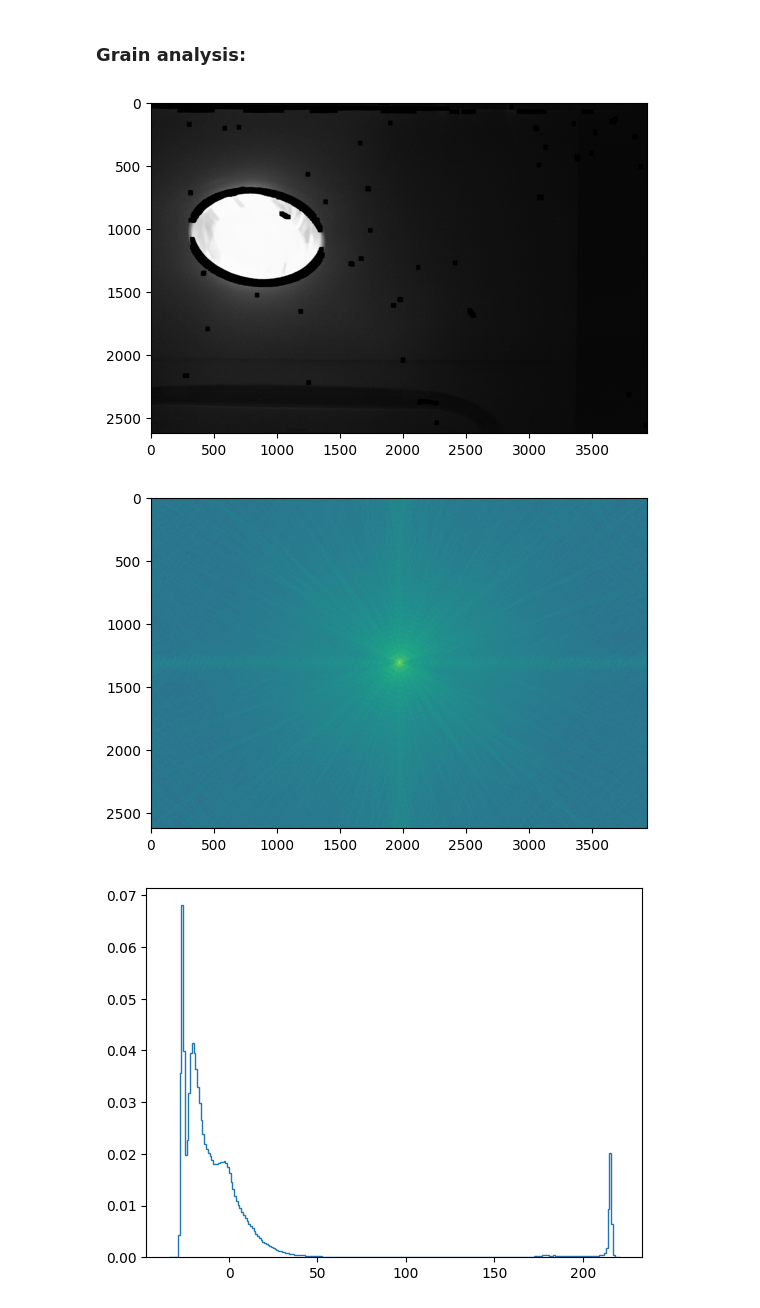
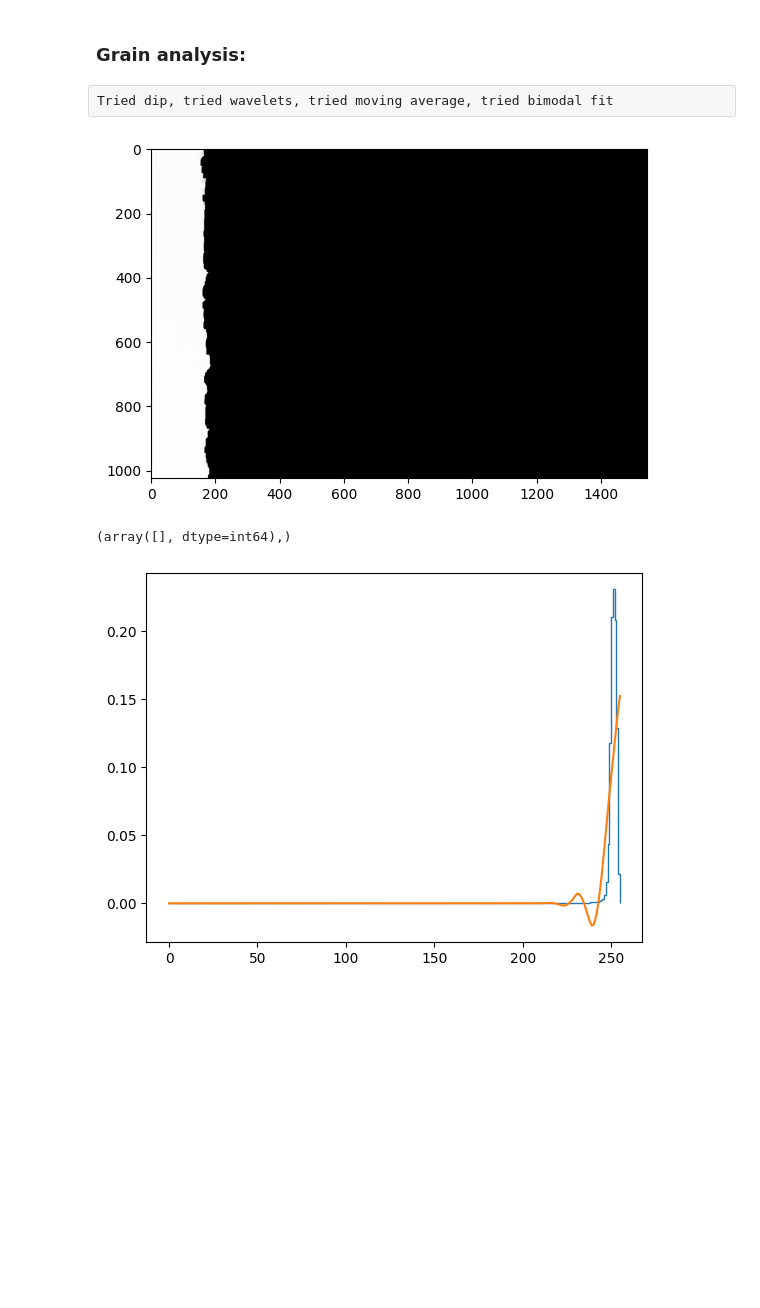
Before and after one commit to dyc0/film_grain, a Jupyter notebook: image_analysis.ipynb, the cells around one changed output. Cells and saved outputs as stored; diff of their text form; code cells hidden in the pictures; blank space fills up the shorter version.

Commit message:
Automatic analysis done.

```diff
--- a/image_analysis.ipynb
+++ b/image_analysis.ipynb
@@ -42,7 +25,7 @@ def ac_img_along_vec(img, vector: tuple, mean = None):
 # %% [markdown]
 # IMPORTING IMAGE
 # %%
-img = cv2.imread("res/img/101.jpg")
+img = cv2.imread("res/img/054.jpg")
 img = cv2.cvtColor(img, cv2.COLOR_BGR2GRAY)
 # Bluring helps with very noisy images:
 #img = cv2.medianBlur(img, 3)
@@ -50,4 +33,6 @@ img = cv2.cvtColor(img, cv2.COLOR_BGR2GRAY)
 plt.figure()
 plt.imshow(img, cmap="gray")
 plt.show()
+
+#np.savetxt("res/test.raw", img, fmt="%i")
 # %% [output]
@@ -145,10 +100,12 @@ plt.show()
 # %% [markdown]
 Cleanup of isolated pixels:
 # %%
-cleaned1 = cv2.medianBlur(np.array(energy_map1, dtype=np.uint8), 5)
+cleaned1 = cv2.medianBlur(
+    cv2.normalize(energy_map1, None, 255, 0, cv2.NORM_MINMAX, cv2.CV_8U), 5)
 
-nb_blobs, im_with_separated_blobs, stats, _ = cv2.connectedComponentsWithStats(cleaned1)
-sizes = stats[:, -1]
+#cleaned1 = np.array(energy_map1, dtype=np.uint8)
+nb_blobs, im_with_separated_blobs, constats, _ = cv2.connectedComponentsWithStats(cleaned1)
+sizes = constats[:, -1]
 sizes = sizes[1:]
 nb_blobs -= 1
 
@@ -158,7 +115,6 @@ cleaned = np.zeros_like(im_with_separated_blobs)
 
 for blob in range(nb_blobs):
     if sizes[blob] >= min_size:
-        # see description of im_with_separated_blobs above
         cleaned[im_with_separated_blobs == blob + 1] = 255
 
 plt.figure()
@@ -180,10 +154,11 @@ plt.show()
 # %% [markdown]
 ### Dilating areas:
 # %%
-dilation_kernel = np.ones((31,31), dtype=np.uint8)
+dilation_kernel = np.ones((15,15), dtype=np.uint8)
 final_mask = cv2.dilate(np.array(cleaned, dtype=np.uint8), dilation_kernel, iterations=1)
 final_mask = cv2.bitwise_not(final_mask)
 final_mask[final_mask < 255] = 0
+final_mask[final_mask != 0] = 1
 
 plt.figure()
 plt.imshow(final_mask, cmap="gray")
@@ -212,2 +201,4 @@ Number of detected areas: 1
 # %% [markdown]
 ### Grain analysis:
+# %% [raw]
+Tried dip, tried wavelets, tried moving average, tried bimodal fit
@@ -214,37 +251,63 @@ Number of detected areas: 1
+# %%
+d = np.zeros((3,3))
+d[1,2] = 1
+x = [k for k in range(9)]
 # %%
 id = grain_area_indices[0]
 
 first_area = img.copy()
 first_area = np.array(img, dtype=np.float32)
 first_area[areas!=id] = -1
 
-noise_min = np.min(first_area[areas==id])
-noise_mean = np.mean(first_area[areas==id])
-noise_median = np.median(first_area[areas==id])
-noise_std  = np.std(first_area[areas==id])
+only_noise = img.copy()
+only_noise[areas!=id] = 0
 
 plt.figure()
-plt.imshow(first_area, cmap="gray")
+plt.imshow(only_noise, cmap='gray')
 plt.show()
 
-only_noise = img.copy()
-only_noise[areas!=id] = 0
-fft_img = np.fft.fftshift(np.fft.fft2(only_noise))
-plt.figure()
-plt.imshow(np.log(abs(fft_img)))
-plt.show()
 
 hist, edges = np.histogram(first_area[areas==id], bins=256, range=(0,255))
 hist = hist/np.sum(hist)
-edges = edges-noise_mean
+#edges = edges-noise_mean
+
+maxima, smoothed_hist = find_maxima(hist)
 plt.figure()
 plt.stairs(hist, edges)
+plt.plot(smoothed_hist)
 plt.show()
+
+if  len(maxima)>0 and np.max(maxima) - np.min(maxima) > 40:
+    ret, _ = cv2.threshold(np.array(first_area, dtype = np.uint8)[areas==id], 0, 255, cv2.THRESH_BINARY+cv2.THRESH_OTSU)
+    lower = first_area[np.logical_and(areas==id, first_area < ret)]
+    upper = first_area[np.logical_and(areas==id, first_area >= ret)]
+    noise = [statistic_analysis(lower), statistic_analysis(upper)]
+
+    bounding_rec_img = first_area.copy()
+    bounding_rec_img[np.logical_or(areas!=id, first_area <= ret)] = 0
+    plt.figure()
+    plt.imshow(bounding_rec_img)
+    plt.show()
+    bounding_rec_img[bounding_rec_img > 0] = 1
+    bounding_rec_img = bounding_rec_img.astype(np.uint8)
+
+    to_show = first_area.copy()
+    to_show[np.logical_or(areas!=id, first_area <= ret)] = 0
+    x,y,w,h = cv2.boundingRect(bounding_rec_img)
+    plt.figure()
+    plt.imshow(to_show[y:y+h, x:x+w])
+    plt.show()
+
+
+else:
+    noise = [statistic_analysis(first_area[areas==id])]
 
 
 
-print("Noise minimum = {0}\nNoise median = {1}\nNoise mean = {2}\nNoise std = {3}".format(noise_min, noise_median, noise_mean, noise_std))
+#coocm(first_area)
+
+print(tabulate(noise, headers=["min", "max", "mean", "median", "std", "kurtosis", "skewness"]))
 # %% [output]
-[figure, old version]
+[figure, new version]
+(array([], dtype=int64),)
-[figure, old version]
+[figure, new version]
-[figure, removed]
```
Also changed, not shown: parts of 18 cells of this notebook, 2 other files.
